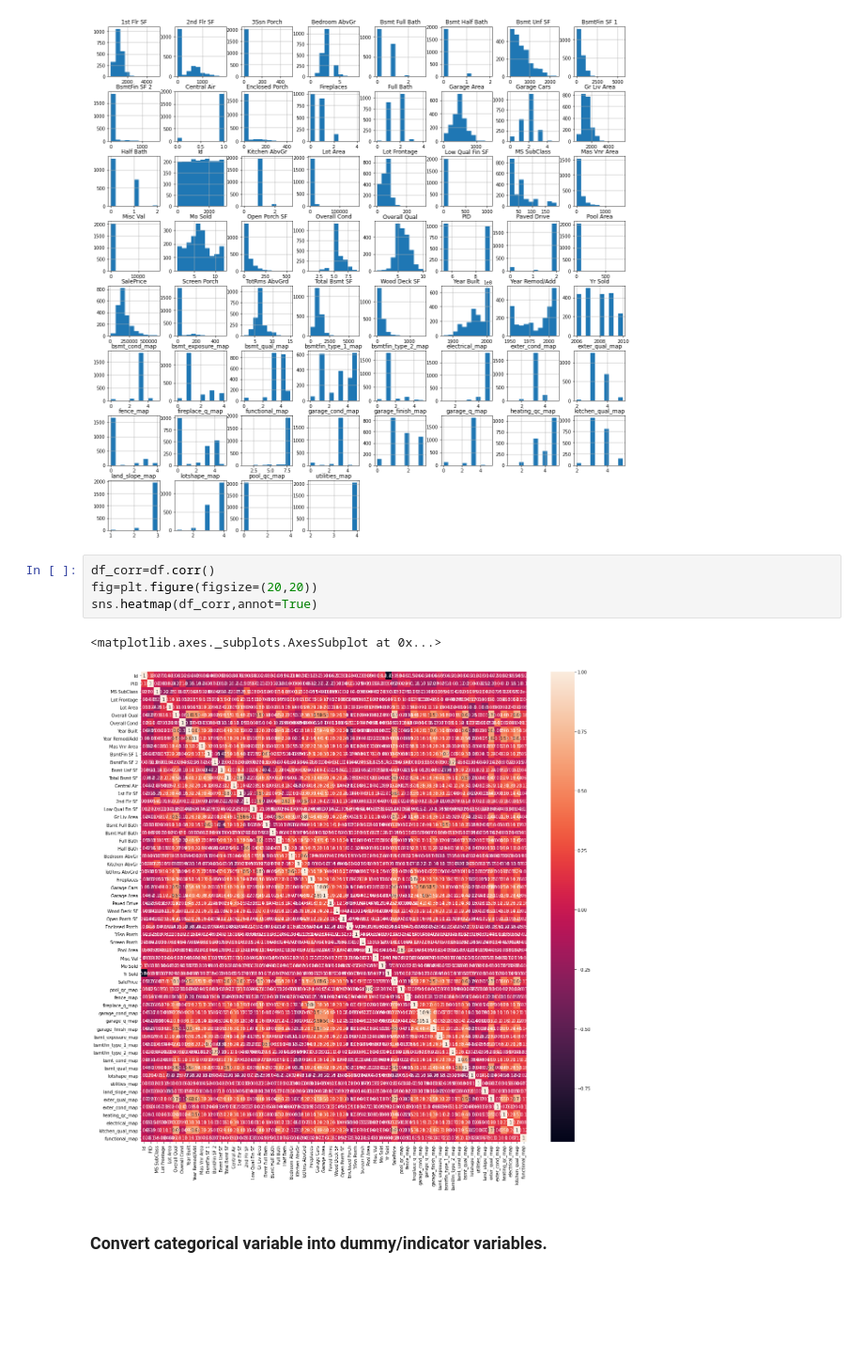
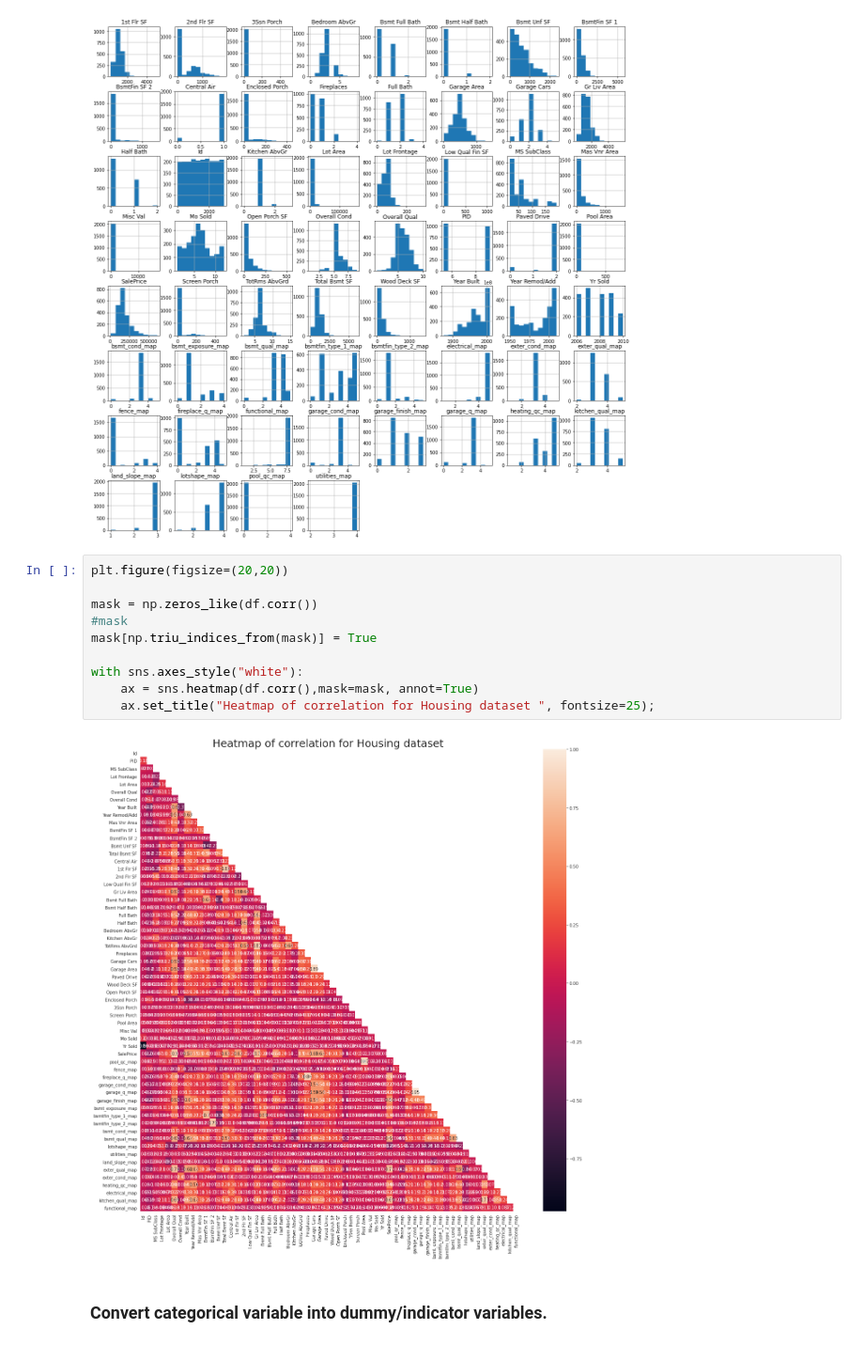
Before and after one commit to randyneo17/GA_DSI14_Projects, a Jupyter notebook: Project_2/Project_2.ipynb, the cells around one changed output. Shown at 94% size. Saved outputs shown, nothing was run; the diff lists cells and outputs as text; blank space fills up the shorter version.

```diff
--- a/Project_2/Project_2.ipynb
+++ b/Project_2/Project_2.ipynb
@@ -622,13 +601,18 @@ Name: SalePrice, dtype: float64
 df.hist(figsize=(20,20));
 # %% [output]
 [figure]
-# %%
-df_corr=df.corr()
-fig=plt.figure(figsize=(20,20))
-sns.heatmap(df_corr,annot=True)
-# %% [output]
-<matplotlib.axes._subplots.AxesSubplot at 0x...>
-[figure, removed]
+# %%
+plt.figure(figsize=(20,20))
+
+mask = np.zeros_like(df.corr())
+#mask
+mask[np.triu_indices_from(mask)] = True
+
+with sns.axes_style("white"):
+    ax = sns.heatmap(df.corr(),mask=mask, annot=True)
+    ax.set_title("Heatmap of correlation for Housing dataset ", fontsize=25);
+# %% [output]
+[figure, added]
 # %% [markdown]
 ### Convert categorical variable into dummy/indicator variables.
 # %%
```
Also changed, not shown: parts of 95 cells of this notebook, 1 other file.
